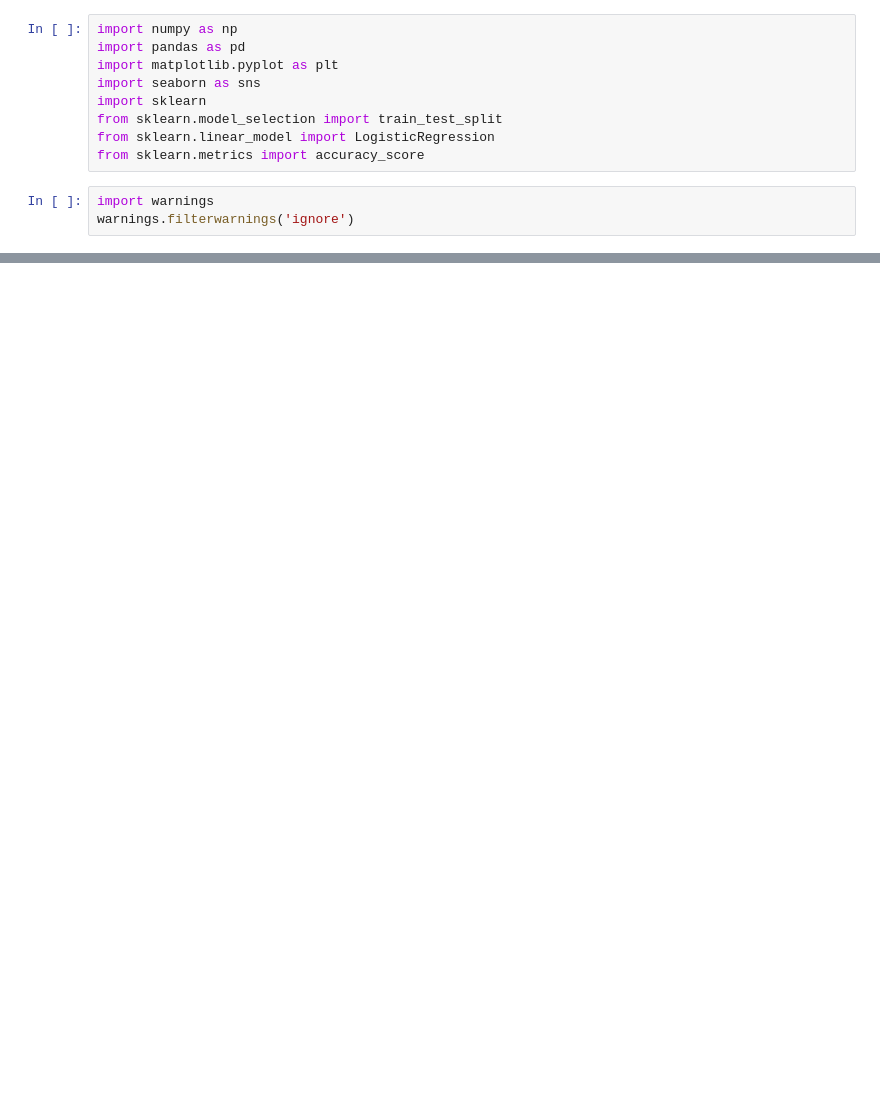
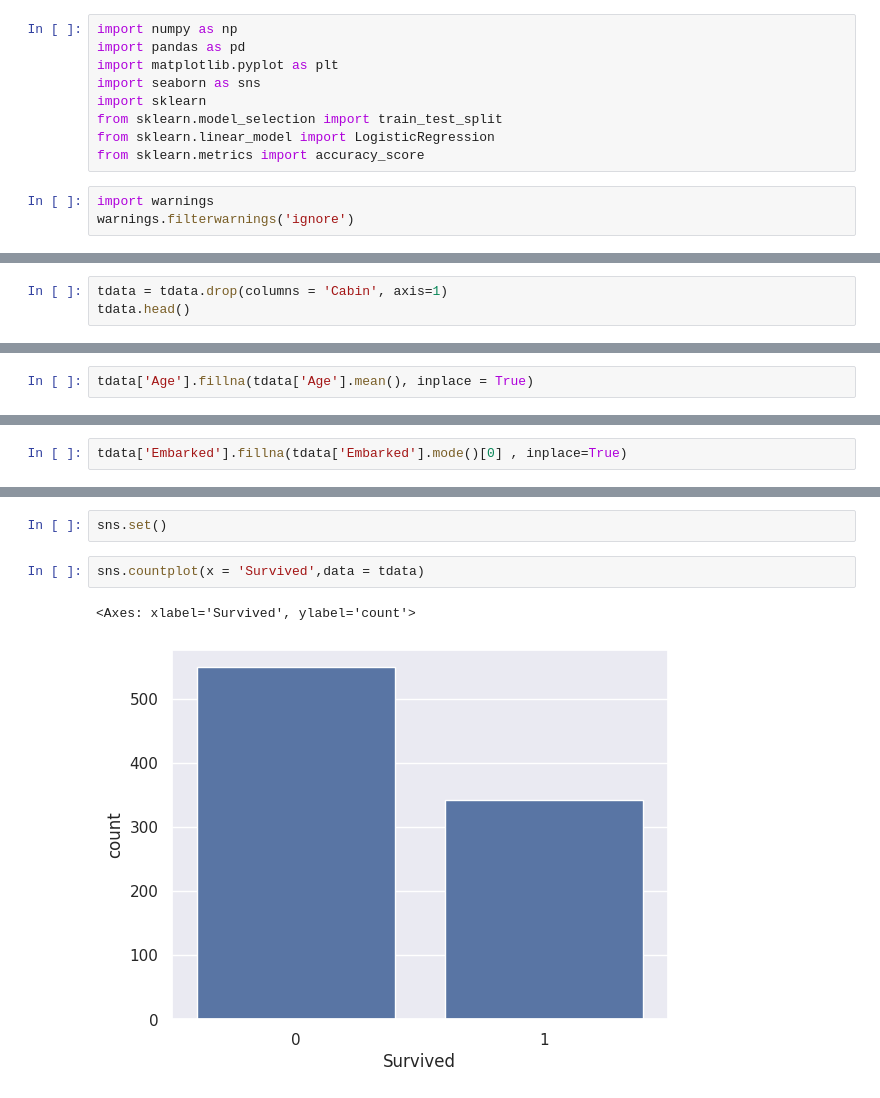
Before and after one commit to BibekRai44/basic-ml-project, a Jupyter notebook: titanicdataset.ipynb, the cells around one changed output, grey strips where cells are left out. Drawn from its saved outputs; the diff is of its cells as text; blank space fills up the shorter version.

```diff
--- a/titanicdataset.ipynb
+++ b/titanicdataset.ipynb
@@ -118,0 +66,3 @@ dtype: int64
+# %%
+tdata = tdata.drop(columns = 'Cabin', axis=1)
+tdata.head()
@@ -118,0 +76,2 @@ dtype: int64
+# %%
+tdata['Age'].fillna(tdata['Age'].mean(), inplace = True)
@@ -118,0 +102,2 @@ dtype: int64
+# %%
+tdata['Embarked'].fillna(tdata['Embarked'].mode()[0] , inplace=True)
@@ -118,0 +138,7 @@ dtype: int64
+# %%
+sns.set()
+# %%
+sns.countplot(x = 'Survived',data = tdata)
+# %% [output]
+<Axes: xlabel='Survived', ylabel='count'>
+[figure, added]
```
Also changed, not shown: parts of 44 cells of this notebook.
